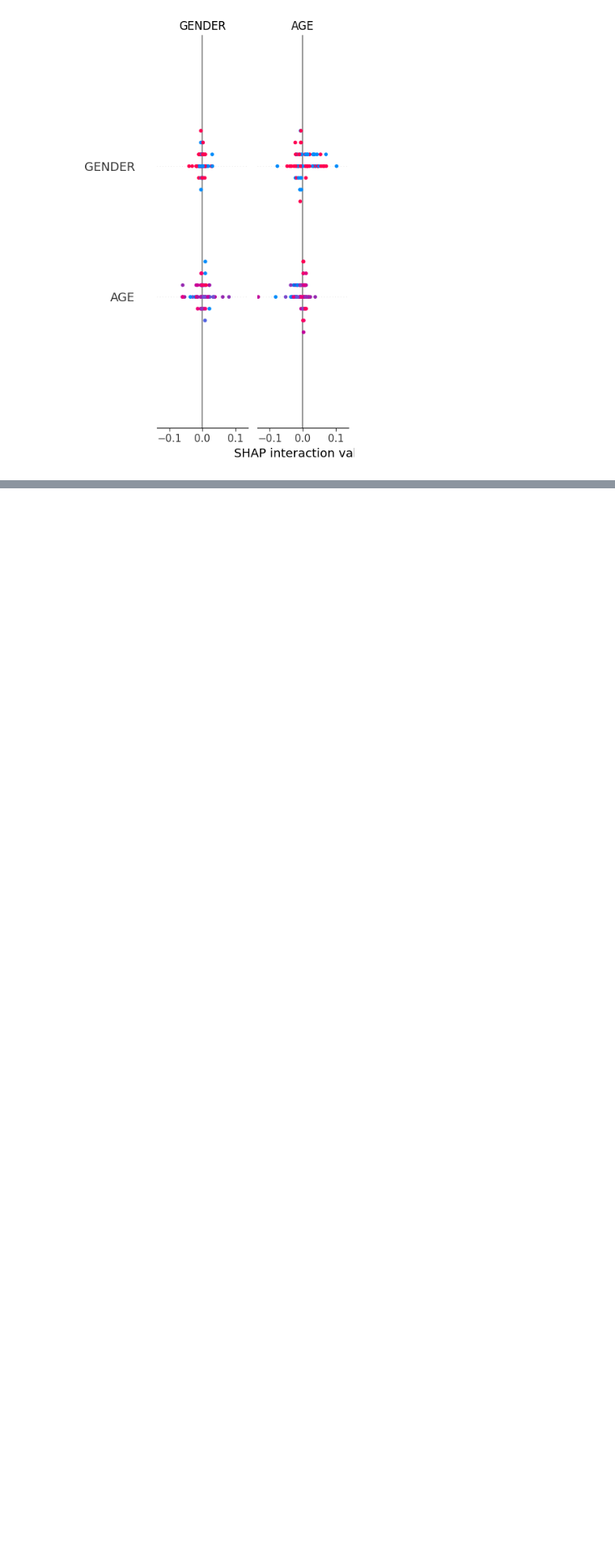
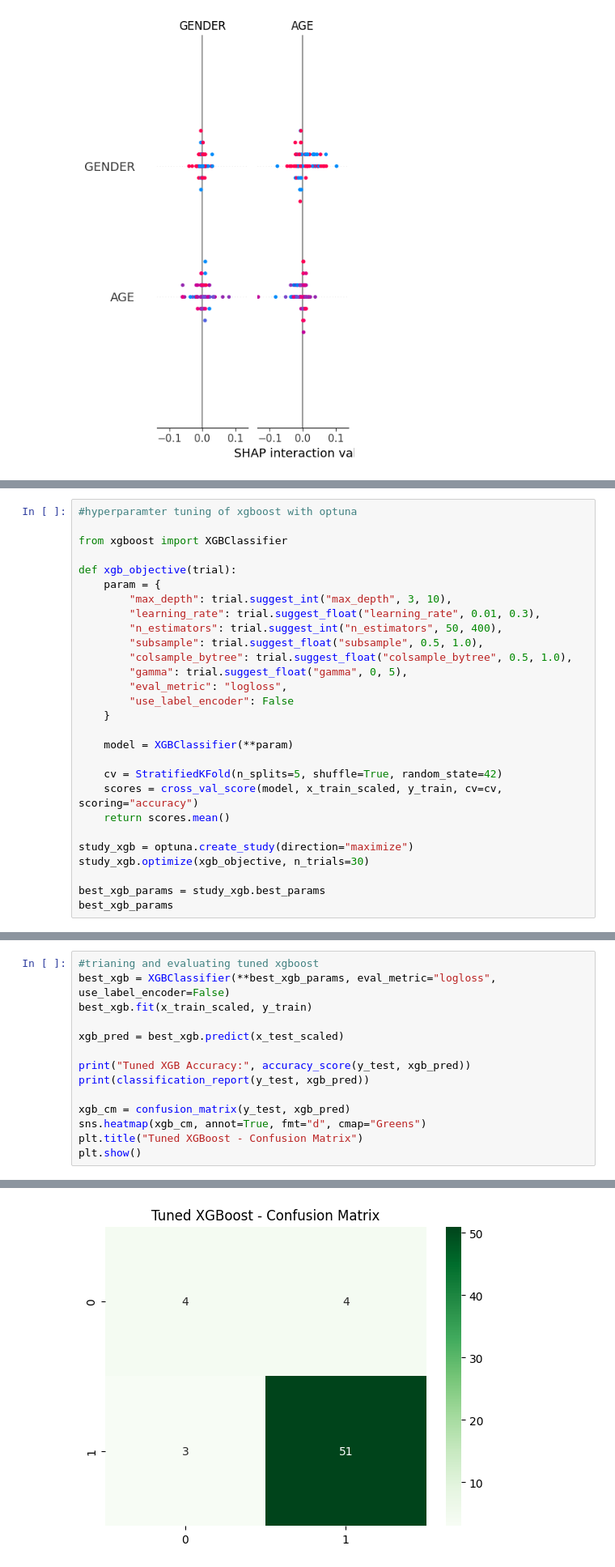
Before and after one commit to aashshahh/lung-cancer-prediction-ml, a Jupyter notebook: notebooks/lung_cancer_model.ipynb, the cells around one changed output, grey strips where cells are left out. Shown at 81% size. Saved outputs shown, nothing was run; the diff lists cells and outputs as text; blank space fills up the shorter version.

```diff
--- a/notebooks/lung_cancer_model.ipynb
+++ b/notebooks/lung_cancer_model.ipynb
@@ -234,0 +334,28 @@ shap.summary_plot(shap_values_to_use, x_test_scaled_df, feature_names=x.columns)
+# %%
+#hyperparamter tuning of xgboost with optuna
+
+from xgboost import XGBClassifier
+
+def xgb_objective(trial):
+    param = {
+        "max_depth": trial.suggest_int("max_depth", 3, 10),
+        "learning_rate": trial.suggest_float("learning_rate", 0.01, 0.3),
+        "n_estimators": trial.suggest_int("n_estimators", 50, 400),
+        "subsample": trial.suggest_float("subsample", 0.5, 1.0),
+        "colsample_bytree": trial.suggest_float("colsample_bytree", 0.5, 1.0),
+        "gamma": trial.suggest_float("gamma", 0, 5),
+        "eval_metric": "logloss",
+        "use_label_encoder": False
+    }
+
+    model = XGBClassifier(**param)
+
+    cv = StratifiedKFold(n_splits=5, shuffle=True, random_state=42)
+    scores = cross_val_score(model, x_train_scaled, y_train, cv=cv, scoring="accuracy")
+    return scores.mean()
+
+study_xgb = optuna.create_study(direction="maximize")
+study_xgb.optimize(xgb_objective, n_trials=30)
+
+best_xgb_params = study_xgb.best_params
+best_xgb_params
@@ -234,0 +386,15 @@ shap.summary_plot(shap_values_to_use, x_test_scaled_df, feature_names=x.columns)
+# %%
+#trianing and evaluating tuned xgboost
+best_xgb = XGBClassifier(**best_xgb_params, eval_metric="logloss", use_label_encoder=False)
+best_xgb.fit(x_train_scaled, y_train)
+
+xgb_pred = best_xgb.predict(x_test_scaled)
+
+print("Tuned XGB Accuracy:", accuracy_score(y_test, xgb_pred))
+print(classification_report(y_test, xgb_pred))
+
+xgb_cm = confusion_matrix(y_test, xgb_pred)
+sns.heatmap(xgb_cm, annot=True, fmt="d", cmap="Greens")
+plt.title("Tuned XGBoost - Confusion Matrix")
+plt.show()
+# %% [output]
@@ -234,0 +410 @@ shap.summary_plot(shap_values_to_use, x_test_scaled_df, feature_names=x.columns)
+[figure, added]
```
Also changed, not shown: parts of 10 cells of this notebook, 8 other files.
